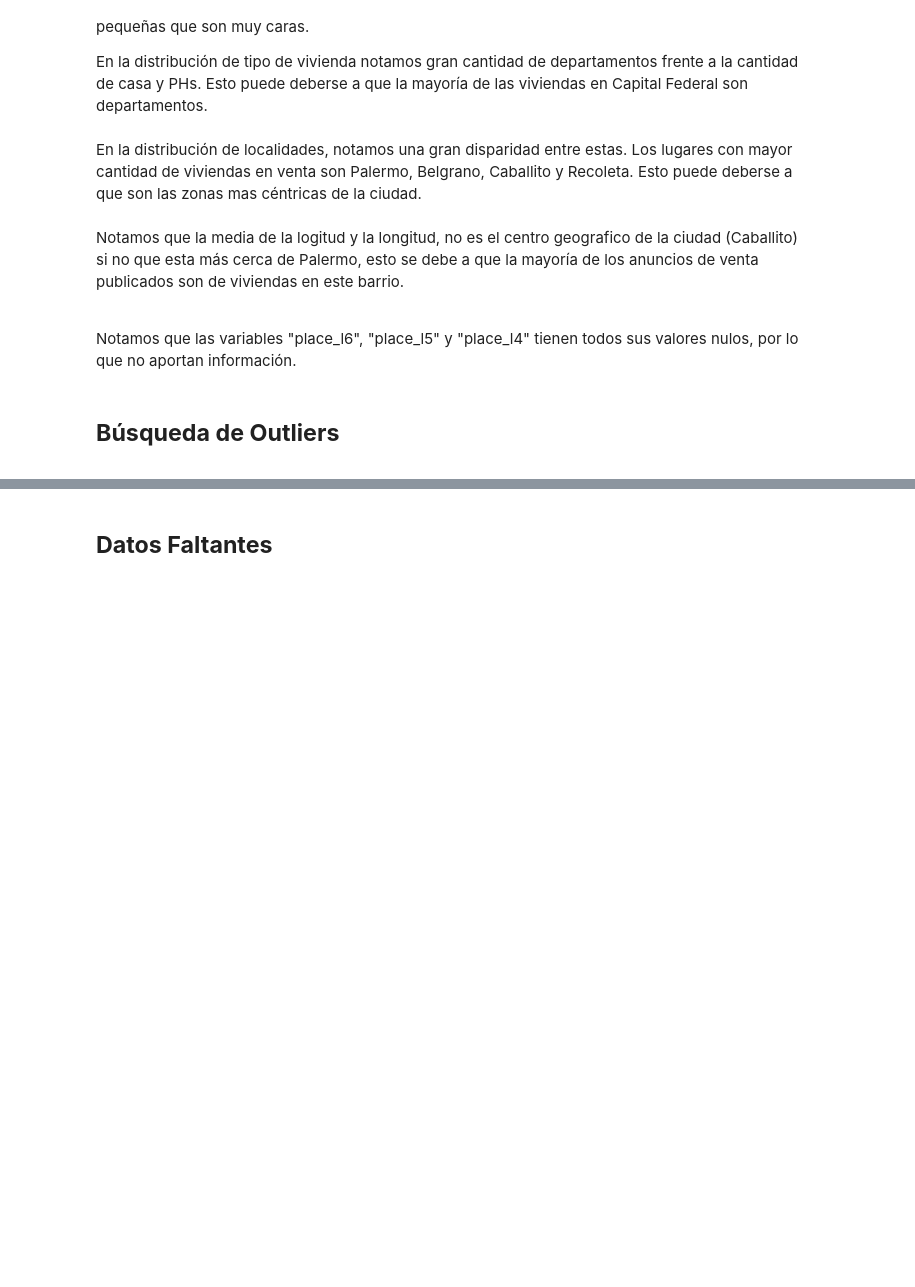
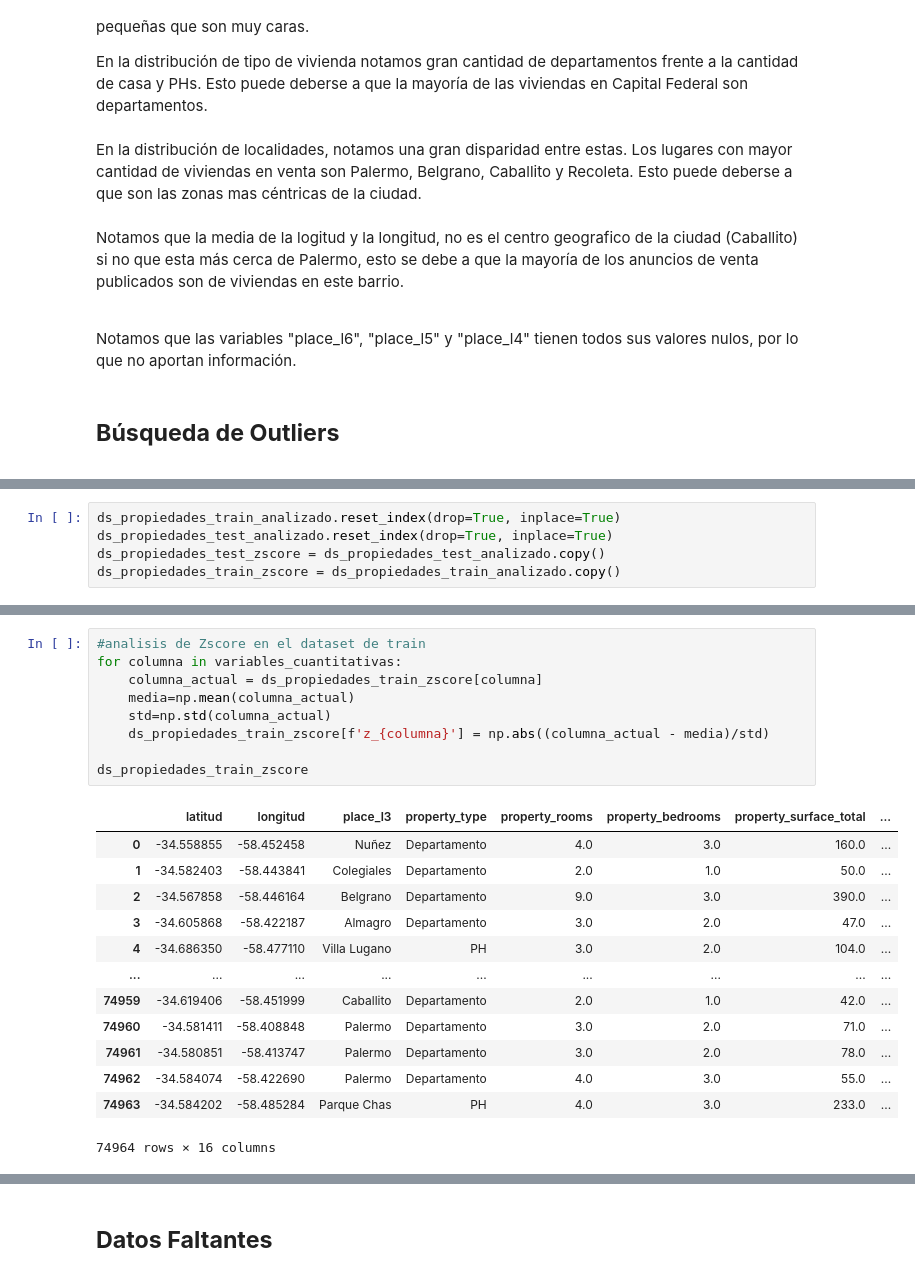
Before and after one commit to franjuarez/7506R-2C2022-GRUPO21, a Jupyter notebook: 7506R_TP1_GRUPO21_ENTREGA.ipynb, the cells around one changed output, grey strips where cells are left out. Drawn from its saved outputs; the diff is of its cells as text; blank space fills up the shorter version.

```diff
--- a/7506R_TP1_GRUPO21_ENTREGA.ipynb
+++ b/7506R_TP1_GRUPO21_ENTREGA.ipynb
@@ -395,0 +431,5 @@ Notamos que las variables "place_l6", "place_l5" y "place_l4" tienen todos sus v
+# %%
+ds_propiedades_train_analizado.reset_index(drop=True, inplace=True)
+ds_propiedades_test_analizado.reset_index(drop=True, inplace=True)
+ds_propiedades_test_zscore = ds_propiedades_test_analizado.copy()
+ds_propiedades_train_zscore = ds_propiedades_train_analizado.copy()
@@ -395,0 +447,23 @@ Notamos que las variables "place_l6", "place_l5" y "place_l4" tienen todos sus v
+# %%
+#analisis de Zscore en el dataset de train
+for columna in variables_cuantitativas:
+    columna_actual = ds_propiedades_train_zscore[columna]
+    media=np.mean(columna_actual)
+    std=np.std(columna_actual)
+    ds_propiedades_train_zscore[f'z_{columna}'] = np.abs((columna_actual - media)/std)
+
+ds_propiedades_train_zscore
+# %% [output]
+|  | latitud | longitud | place_l3 | property_type | property_rooms | property_bedrooms | property_surface_total | ... |
+| 0 | -34.558855 | -58.452458 | Nuñez | Departamento | 4.0 | 3.0 | 160.0 | ... |
+| 1 | -34.582403 | -58.443841 | Colegiales | Departamento | 2.0 | 1.0 | 50.0 | ... |
+| 2 | -34.567858 | -58.446164 | Belgrano | Departamento | 9.0 | 3.0 | 390.0 | ... |
+| 3 | -34.605868 | -58.422187 | Almagro | Departamento | 3.0 | 2.0 | 47.0 | ... |
+| 4 | -34.686350 | -58.477110 | Villa Lugano | PH | 3.0 | 2.0 | 104.0 | ... |
+| ... | ... | ... | ... | ... | ... | ... | ... | ... |
+| 74959 | -34.619406 | -58.451999 | Caballito | Departamento | 2.0 | 1.0 | 42.0 | ... |
+| 74960 | -34.581411 | -58.408848 | Palermo | Departamento | 3.0 | 2.0 | 71.0 | ... |
+| 74961 | -34.580851 | -58.413747 | Palermo | Departamento | 3.0 | 2.0 | 78.0 | ... |
+| 74962 | -34.584074 | -58.422690 | Palermo | Departamento | 4.0 | 3.0 | 55.0 | ... |
+| 74963 | -34.584202 | -58.485284 | Parque Chas | PH | 4.0 | 3.0 | 233.0 | ... |
+74964 rows × 16 columns
```
Also changed, not shown: parts of 16 cells of this notebook.
